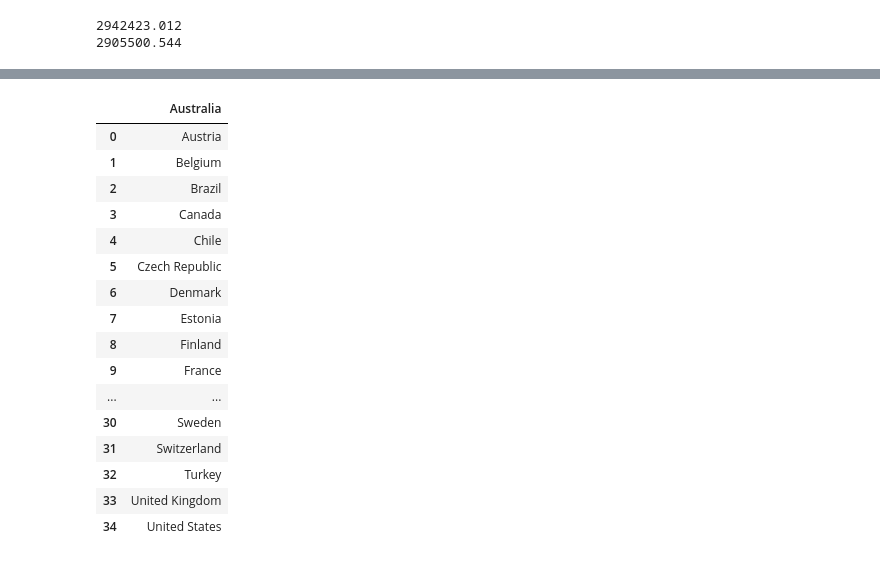
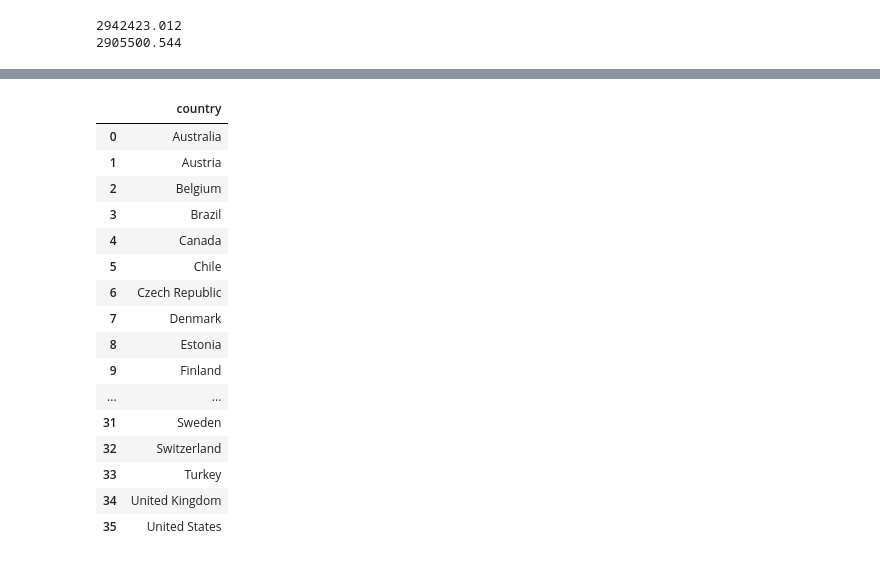
Before and after one commit to jamesporter/InternationalTrade, a Jupyter notebook: process.ipynb, the cells around one changed output, grey strips where cells are left out. Cells and saved outputs as stored; diff of their text form; code cells hidden in the pictures.

Commit message:
code constructing network of OECD countries seems to work
Manually tweaked name of Germany

```diff
--- a/process.ipynb
+++ b/process.ipynb
@@ -95,2 +162,2 @@ Length: 189, dtype: int64
 # %%
-oecd = pd.read_table("../../Dropbox/Room 203/raw data/oecd.txt", header=None)
+c_inc = pd.read_table("oecd.txt", header=None, names=['country'])
@@ -101,20 +164,20 @@ SyntaxError: invalid syntax (<ipython-input-41-5e40eccc3a79>, line 1)
-# %%
-oecd
-# %% [output]
-|  | Australia |
-| 0 | Austria |
-| 1 | Belgium |
-| 2 | Brazil |
-| 3 | Canada |
-| 4 | Chile |
-| 5 | Czech Republic |
-| 6 | Denmark |
-| 7 | Estonia |
-| 8 | Finland |
-| 9 | France |
-| ... | ... |
-| 30 | Sweden |
-| 31 | Switzerland |
-| 32 | Turkey |
-| 33 | United Kingdom |
-| 34 | United States |
+# %%
+c_inc
+# %% [output]
+|  | country |
+| 0 | Australia |
+| 1 | Austria |
+| 2 | Belgium |
+| 3 | Brazil |
+| 4 | Canada |
+| 5 | Chile |
+| 6 | Czech Republic |
+| 7 | Denmark |
+| 8 | Estonia |
+| 9 | Finland |
+| ... | ... |
+| 31 | Sweden |
+| 32 | Switzerland |
+| 33 | Turkey |
+| 34 | United Kingdom |
+| 35 | United States |
```
Also changed, not shown: parts of 33 cells of this notebook, 1 other file.
